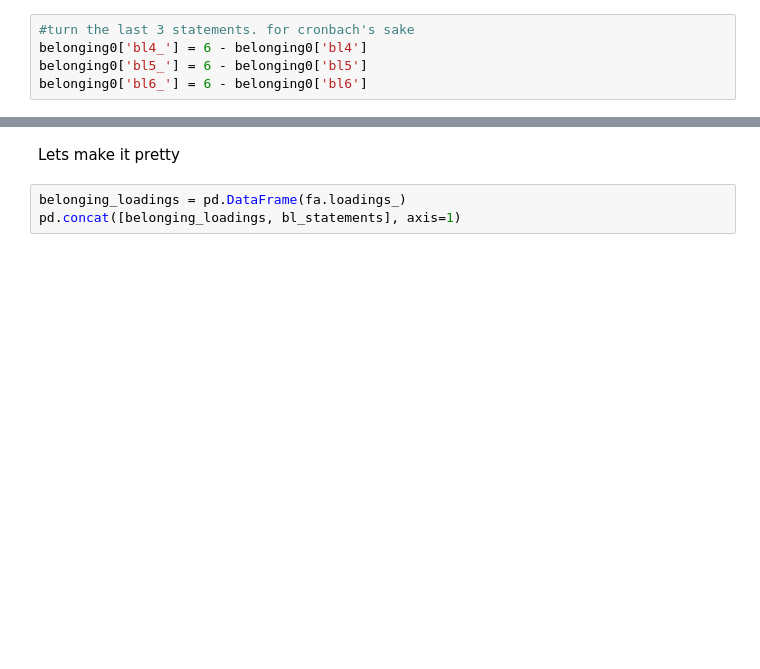
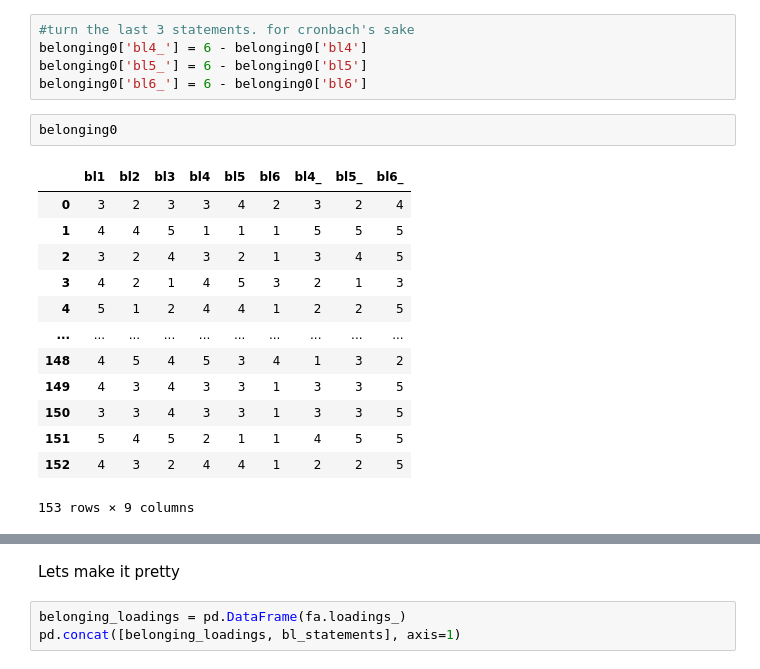
Before and after one commit to mirjampaales/fall2020, a Jupyter notebook: refleks_initial.ipynb, the cells around one changed output, grey strips where cells are left out. Saved outputs shown, nothing was run; the diff lists cells and outputs as text; blank space fills up the shorter version.

```diff
--- a/refleks_initial.ipynb
+++ b/refleks_initial.ipynb
@@ -245,5 +305,21 @@ belonging0
 belonging0['bl4_'] = 6 - belonging0['bl4']
 belonging0['bl5_'] = 6 - belonging0['bl5']
 belonging0['bl6_'] = 6 - belonging0['bl6']
+# %%
+belonging0
+# %% [output]
+|  | bl1 | bl2 | bl3 | bl4 | bl5 | bl6 | bl4_ | bl5_ | bl6_ |
+| 0 | 3 | 2 | 3 | 3 | 4 | 2 | 3 | 2 | 4 |
+| 1 | 4 | 4 | 5 | 1 | 1 | 1 | 5 | 5 | 5 |
+| 2 | 3 | 2 | 4 | 3 | 2 | 1 | 3 | 4 | 5 |
+| 3 | 4 | 2 | 1 | 4 | 5 | 3 | 2 | 1 | 3 |
+| 4 | 5 | 1 | 2 | 4 | 4 | 1 | 2 | 2 | 5 |
+| ... | ... | ... | ... | ... | ... | ... | ... | ... | ... |
+| 148 | 4 | 5 | 4 | 5 | 3 | 4 | 1 | 3 | 2 |
+| 149 | 4 | 3 | 4 | 3 | 3 | 1 | 3 | 3 | 5 |
+| 150 | 3 | 3 | 4 | 3 | 3 | 1 | 3 | 3 | 5 |
+| 151 | 5 | 4 | 5 | 2 | 1 | 1 | 4 | 5 | 5 |
+| 152 | 4 | 3 | 2 | 4 | 4 | 1 | 2 | 2 | 5 |
+153 rows × 9 columns
 # %%
 fa = FactorAnalyzer(n_factors = 1, rotation = None, method = 'ml')
```
Also changed, not shown: parts of 21 cells of this notebook.
